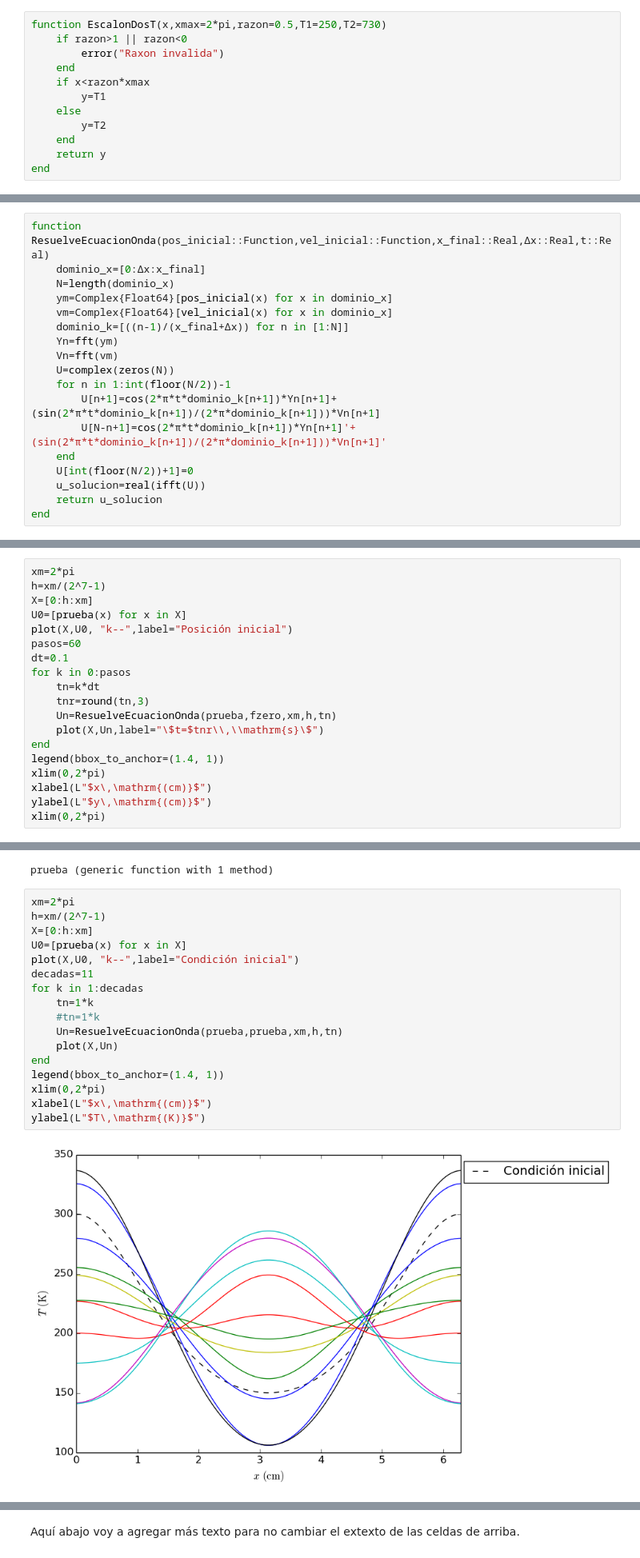
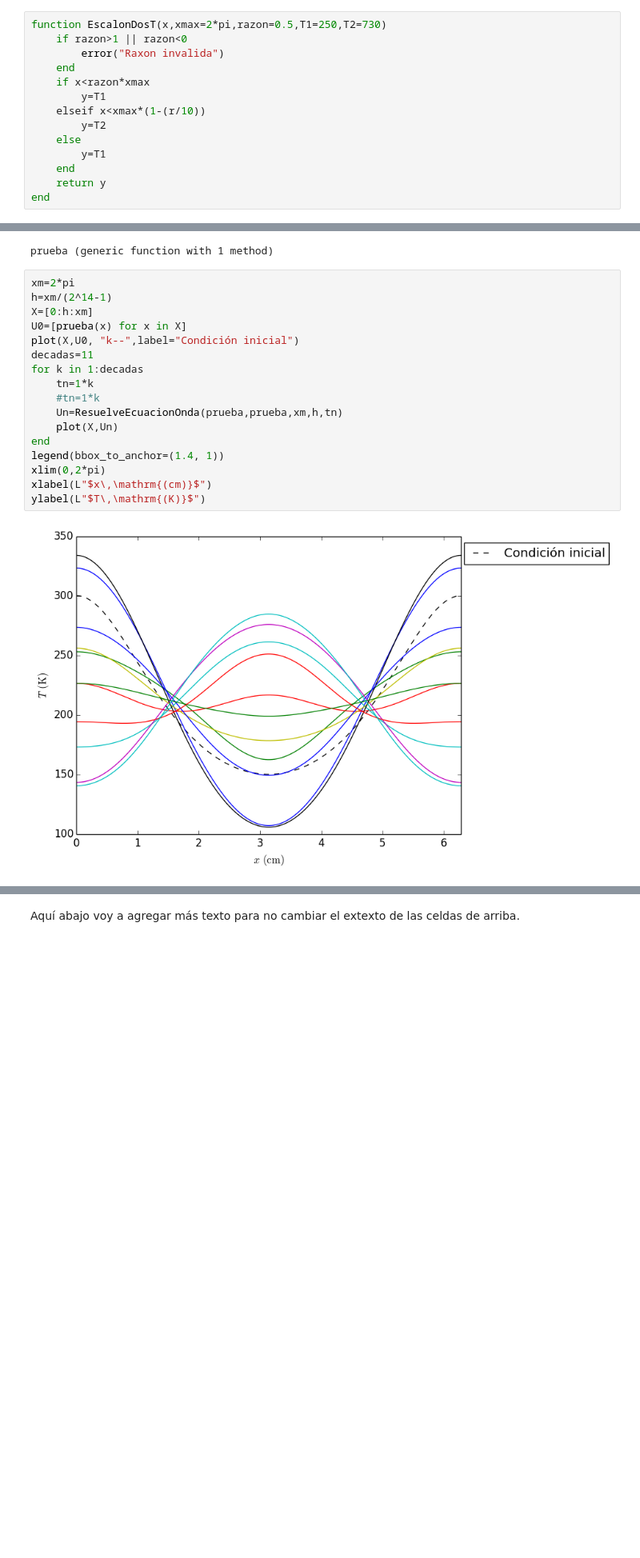
Before and after one commit to carlosmvillegasb/ProyectoFinal, a Jupyter notebook: ProyectoFourier_Granados-Villegas.ipynb, the cells around one changed output, grey strips where cells are left out. Shown at 80% size. Cells and saved outputs as stored; diff of their text form; blank space fills up the shorter version.

```diff
--- a/ProyectoFourier_Granados-Villegas.ipynb
+++ b/ProyectoFourier_Granados-Villegas.ipynb
@@ -218,8 +220,10 @@ function EscalonDosT(x,xmax=2*pi,razon=0.5,T1=250,T2=730)
     end
     if x<razon*xmax
         y=T1
+    elseif x<xmax*(1-(r/10))
+        y=T2
     else
-        y=T2
+        y=T1
     end
     return y
 end
@@ -296,21 +300,3 @@ $$\hat{u}(t,k)=\cos(2\pi kt)\hat{f}(k)+\frac{\sin (2\pi kt) }{2\pi k} \hat{g}(k)
 
 donde $\hat{u}(0,k)=\hat{f}(k)$ y $\frac{\partial}{\partial t}\hat{u}(t,k)|_{t=0}=\hat{g}(k)$. De este modo
 $$u(t,x)=F^{-1}\left( \cos(2\pi kt)\hat{f}(k)+\frac{\sin (2\pi kt) }{2\pi k} \hat{g}(k) \right)$$
-# %%
-function ResuelveEcuacionOnda(pos_inicial::Function,vel_inicial::Function,x_final::Real,Δx::Real,t::Real)
-    dominio_x=[0:Δx:x_final]
-    N=length(dominio_x)
-    ym=Complex{Float64}[pos_inicial(x) for x in dominio_x]
-    vm=Complex{Float64}[vel_inicial(x) for x in dominio_x]
-    dominio_k=[((n-1)/(x_final+Δx)) for n in [1:N]]
-    Yn=fft(ym)
-    Vn=fft(vm)
-    U=complex(zeros(N))
-    for n in 1:int(floor(N/2))-1
-        U[n+1]=cos(2*π*t*dominio_k[n+1])*Yn[n+1]+(sin(2*π*t*dominio_k[n+1])/(2*π*dominio_k[n+1]))*Vn[n+1]
-        U[N-n+1]=cos(2*π*t*dominio_k[n+1])*Yn[n+1]'+(sin(2*π*t*dominio_k[n+1])/(2*π*dominio_k[n+1]))*Vn[n+1]'
-    end
-    U[int(floor(N/2))+1]=0
-    u_solucion=real(ifft(U))
-    return u_solucion
-end
@@ -323,19 +302,0 @@ fzero (generic function with 1 method)
-# %%
-xm=2*pi
-h=xm/(2^7-1)
-X=[0:h:xm]
-U0=[prueba(x) for x in X]
-plot(X,U0, "k--",label="Posición inicial")
-pasos=60
-dt=0.1
-for k in 0:pasos
-    tn=k*dt
-    tnr=round(tn,3)
-    Un=ResuelveEcuacionOnda(prueba,fzero,xm,h,tn)
-    plot(X,Un,label="\$t=$tnr\\,\\mathrm{s}\$")
-end
-legend(bbox_to_anchor=(1.4, 1))
-xlim(0,2*pi)
-xlabel(L"$x\,\mathrm{(cm)}$")
-ylabel(L"$y\,\mathrm{(cm)}$")
-xlim(0,2*pi)
@@ -371,21 +329,21 @@ prueba(x)=300/(1+(sin(x/2)^2))
 prueba (generic function with 1 method)
 # %%
 xm=2*pi
-h=xm/(2^7-1)
+h=xm/(2^14-1)
 X=[0:h:xm]
 U0=[prueba(x) for x in X]
 plot(X,U0, "k--",label="Condición inicial")
 decadas=11
 for k in 1:decadas
     tn=1*k
     #tn=1*k
     Un=ResuelveEcuacionOnda(prueba,prueba,xm,h,tn)
     plot(X,Un)
 end
 legend(bbox_to_anchor=(1.4, 1))
 xlim(0,2*pi)
 xlabel(L"$x\,\mathrm{(cm)}$")
 ylabel(L"$T\,\mathrm{(K)}$")
 # %% [output]
-[figure, old version]
+[figure, new version]
 PyObject <matplotlib.text.Text object at 0x...>
```
Also changed, not shown: parts of 27 cells of this notebook.
